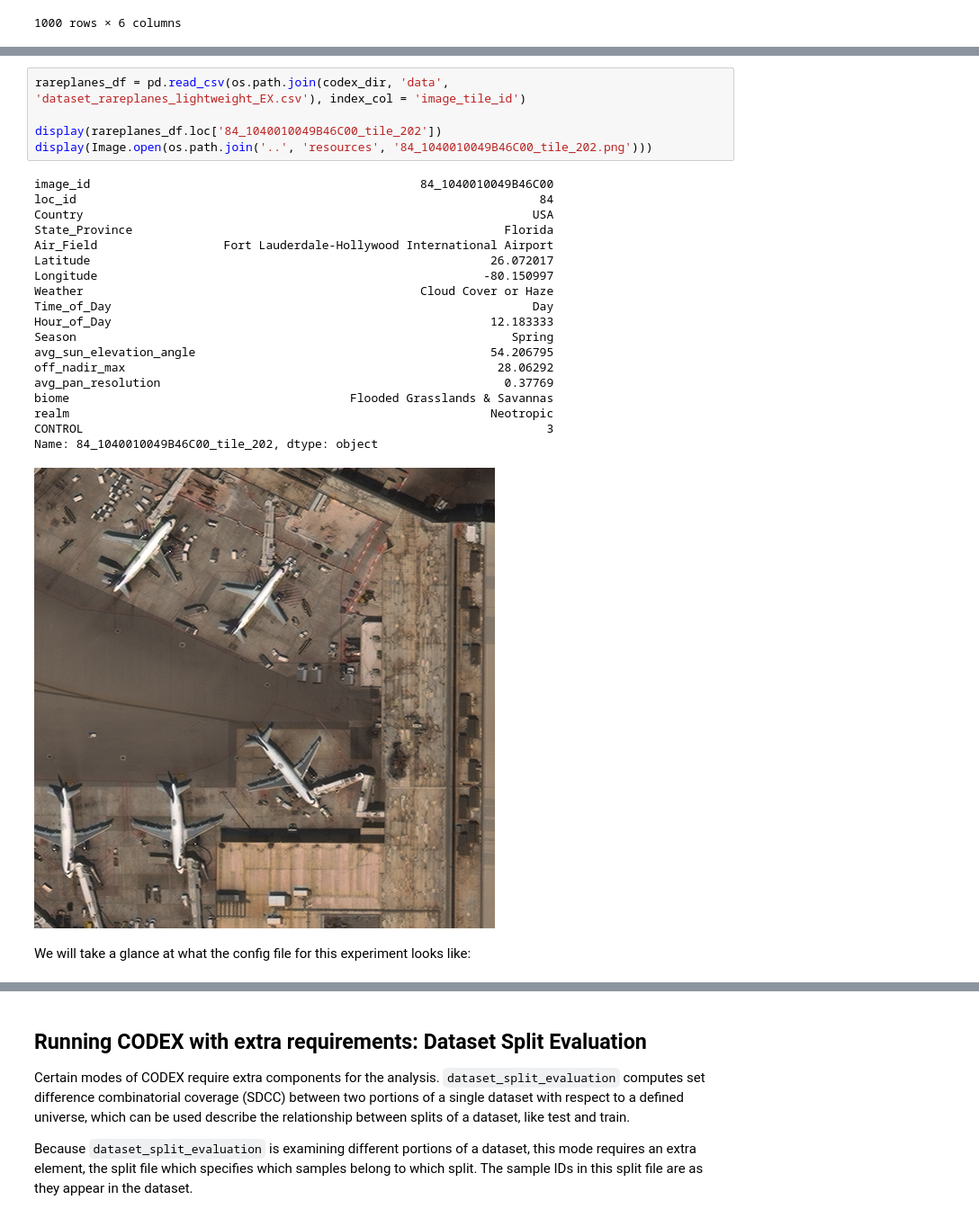
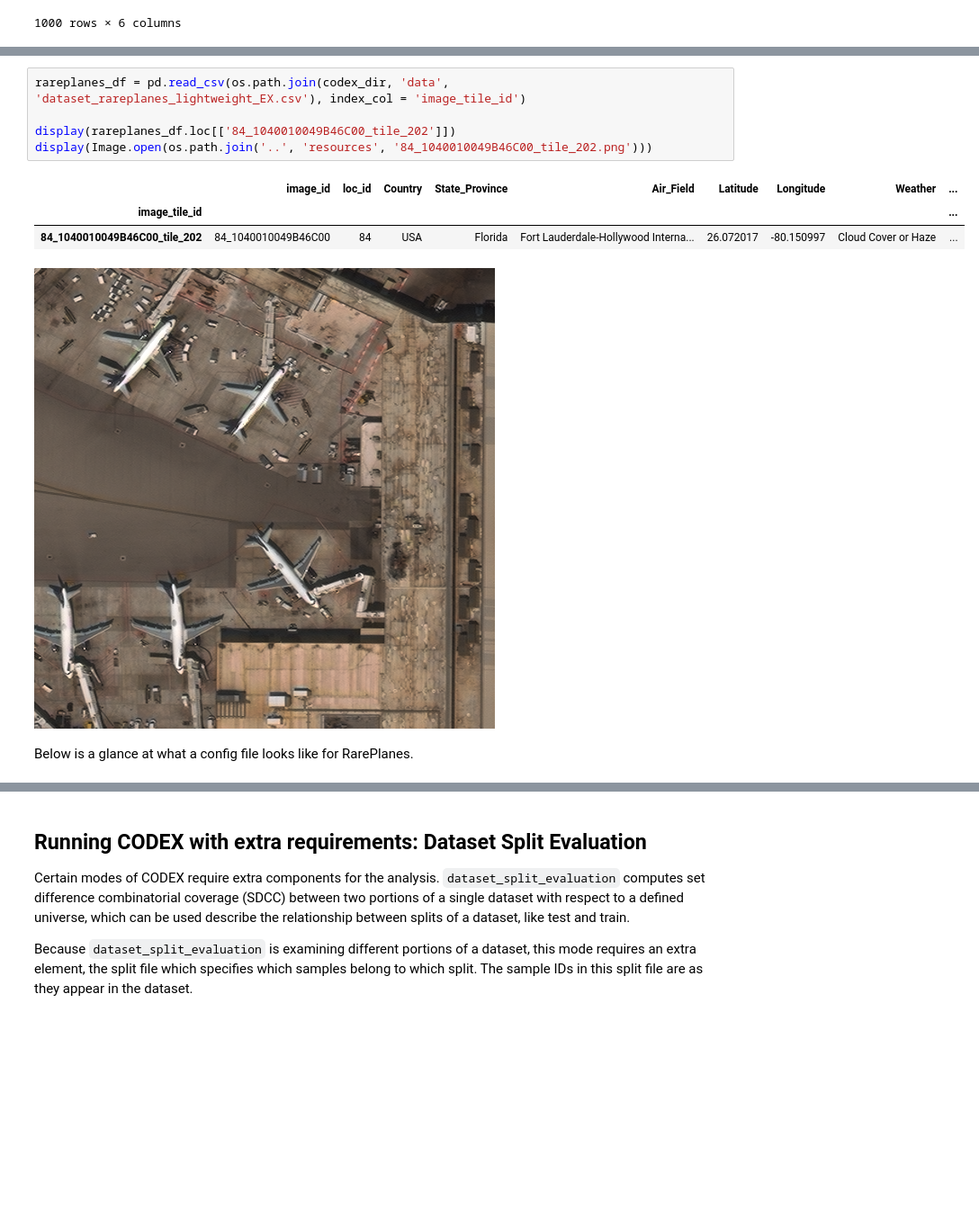
Before and after one commit to vtnsi/codex, a Jupyter notebook: __tutorials__/learn_codex.ipynb, the cells around one changed output, grey strips where cells are left out. Shown at 90% size. Drawn from its saved outputs; the diff is of its cells as text; blank space fills up the shorter version.

```diff
--- a/__tutorials__/learn_codex.ipynb
+++ b/__tutorials__/learn_codex.ipynb
@@ -174,30 +190,15 @@ Below is an example of one such tile, along with its associated metadata as it w
 # %%
 rareplanes_df = pd.read_csv(os.path.join(codex_dir, 'data', 'dataset_rareplanes_lightweight_EX.csv'), index_col = 'image_tile_id')
 
-display(rareplanes_df.loc['84_1040010049B46C00_tile_202'])
+display(rareplanes_df.loc[['84_1040010049B46C00_tile_202']])
 display(Image.open(os.path.join('..', 'resources', '84_1040010049B46C00_tile_202.png')))
 # %% [output]
-image_id                                               84_1040010049B46C00
-loc_id                                                                  84
-Country                                                                USA
-State_Province                                                     Florida
-Air_Field                  Fort Lauderdale-Hollywood International Airport
-Latitude                                                         26.072017
-Longitude                                                       -80.150997
-Weather                                                Cloud Cover or Haze
-Time_of_Day                                                            Day
-Hour_of_Day                                                      12.183333
-Season                                                              Spring
-avg_sun_elevation_angle                                          54.206795
-off_nadir_max                                                     28.06292
-avg_pan_resolution                                                 0.37769
-biome                                        Flooded Grasslands & Savannas
-realm                                                            Neotropic
-CONTROL                                                                  3
-Name: 84_1040010049B46C00_tile_202, dtype: object
+|  | image_id | loc_id | Country | State_Province | Air_Field | Latitude | Longitude | Weather | ... |
+| image_tile_id |  |  |  |  |  |  |  |  | ... |
+| 84_1040010049B46C00_tile_202 | 84_1040010049B46C00 | 84 | USA | Florida | Fort Lauderdale-Hollywood Interna... | 26.072017 | -80.150997 | Cloud Cover or Haze | ... |
 [figure]
 # %% [markdown]
-We will take a glance at what the config file for this experiment looks like:
+Below is a glance at what a config file looks like for RarePlanes.
 # %%
 with open(os.path.join(codex_dir, 'configs', 'configs_rareplanes_EX.json')) as f:
     input_file = json.load(f)
```
Also changed, not shown: parts of 26 cells of this notebook, 4 other files.
